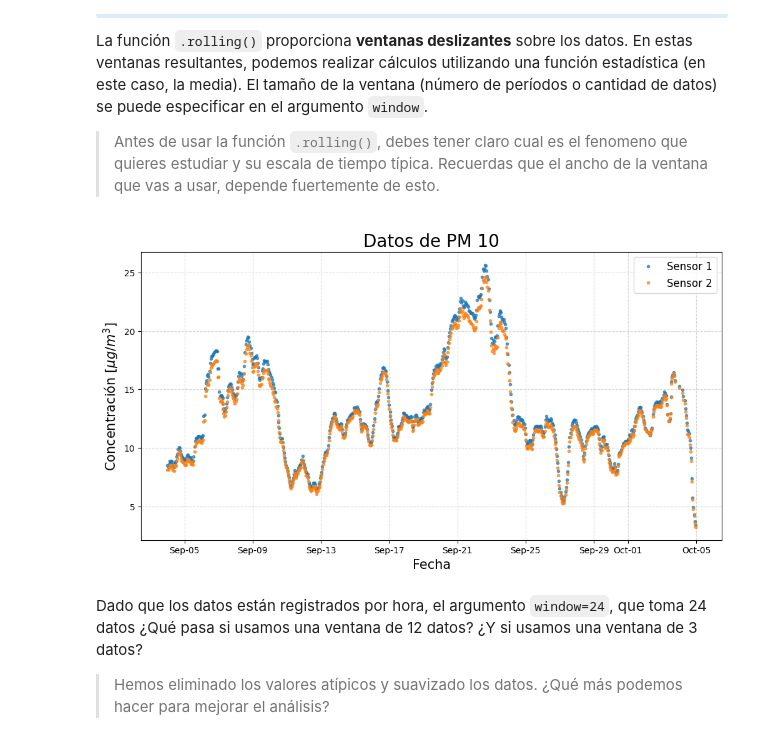
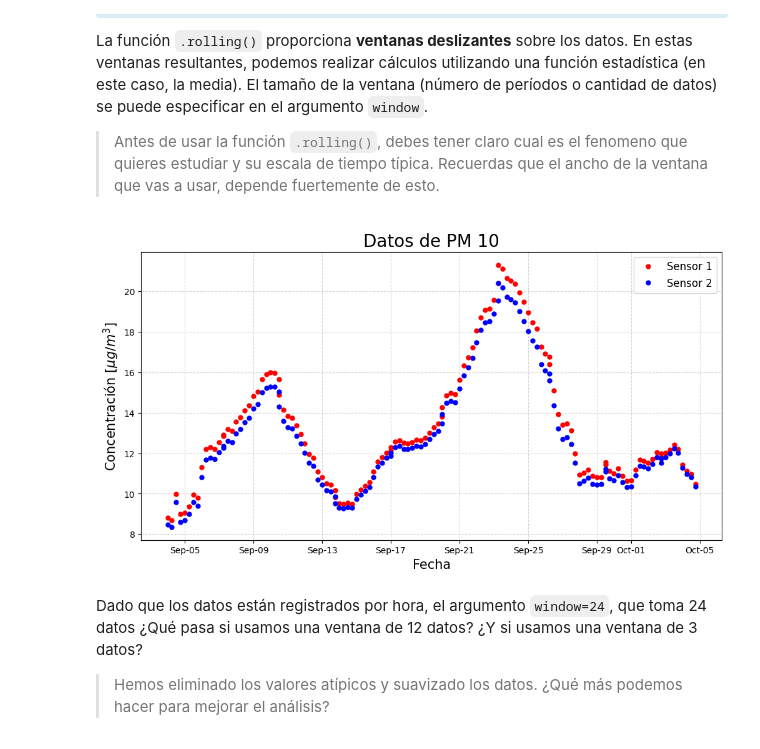
Before and after one commit to AndresGuarin/JupyterCodes, a Jupyter notebook: Data Analysis/Moncora/Moncora/6.1 Media_móvil.ipynb, the cells around one changed output. Saved outputs shown, nothing was run; the diff lists cells and outputs as text; code cells hidden in the pictures.

````diff
--- a/Data Analysis/Moncora/Moncora/6.1 Media_móvil.ipynb
+++ b/Data Analysis/Moncora/Moncora/6.1 Media_móvil.ipynb
@@ -33,7 +35,8 @@ from MakeSens import MakeSens         # Libería de descarga de datos del proyec
 fecha_inicio = "2023-09-04 00:00:00"
 fecha_fin = "2023-10-04 23:59:00"
 estacion = "mE1_00008"                      # FCUIS: 'mE1_00008'
-frecuencia = "1H"                          # 1T: 1 unidad de tiempo / 1 minuto, 1H: 1 hora, 1D: 1 día
+frecuencia = "6H"  # 1T:1 unidad de tiempo / 1 minuto, 1H: 1 hora
+                   # 1D: 1 día
 
 data = MakeSens.download_data(estacion, fecha_inicio, fecha_fin, frecuencia)
 # %% [markdown]
@@ -142,20 +145,20 @@ for col in columnas:
 # %%
 # Graficamos pm10
 fig = plt.figure(figsize=(12, 6))
 ax = fig.gca()
-plt.plot(pm_data.index, pm_data['pm10_1_r'], '.',label = 'Sensor 1', alpha=0.7)
-plt.plot(pm_data.index, pm_data['pm10_2_r'], '.',label = 'Sensor 2', alpha=0.7)
+plt.plot(pm_data.index, pm_data['pm10_1_r'], '.',color='red', label = 'Sensor 1', alpha=1, ms=10)
+plt.plot(pm_data.index, pm_data['pm10_2_r'], '.',color='blue',label = 'Sensor 2', alpha=1, ms=10)
 
 # Configuramos etiquetas
 plt.title("Datos de PM 10", fontsize=20)
 plt.xlabel("Fecha",         fontsize=15)
 plt.ylabel(r"Concentración [$\mu g/m^3$]", fontsize=15)
 ax.xaxis.set_major_formatter(mdates.DateFormatter('%b-%d'))     # Formato de fecha: %b: mes, %d: día, %Y: año
 plt.grid(alpha=0.5, linestyle="--")
 plt.legend(fontsize=12)
 plt.show()
 # %% [output]
-[figure, old version]
+[figure, new version]
 # %% [markdown]
 Dado que los datos están registrados por hora, el argumento ```window=24```, que toma 24 datos ¿Qué pasa si usamos una ventana de 12 datos? ¿Y si usamos una ventana de 3 datos?
 
````
Also changed, not shown: parts of 4 cells of this notebook, 6 other files.
